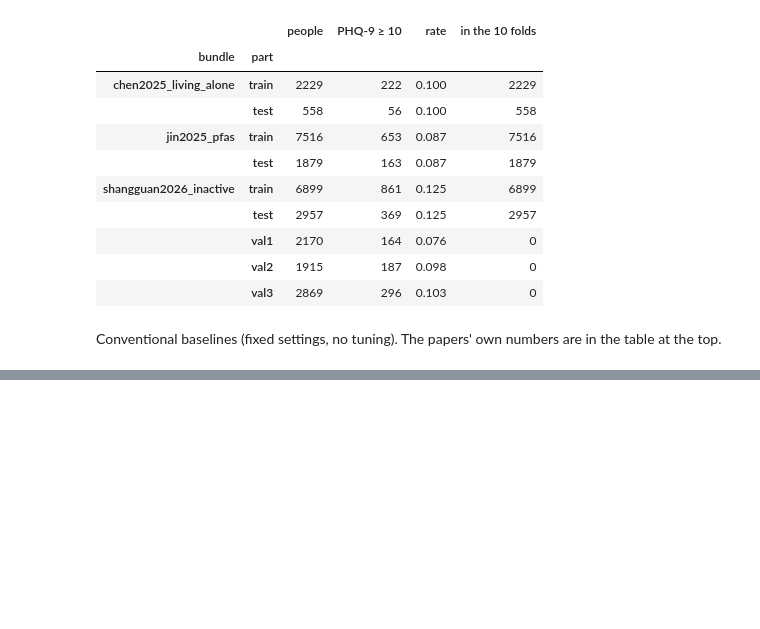
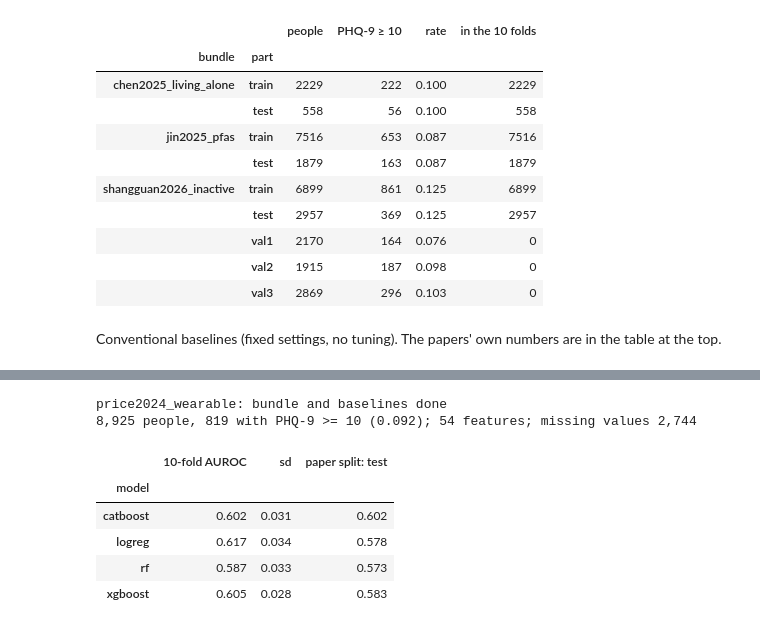
Before and after one commit to tony12344812cs14/NHANES-2005-2018, a Jupyter notebook: modeling/step16_export_bundles.ipynb, the cells around one changed output, grey strips where cells are left out. Cells and saved outputs as stored; diff of their text form; code cells hidden in the pictures; blank space fills up the shorter version.

```diff
--- a/modeling/step16_export_bundles.ipynb
+++ b/modeling/step16_export_bundles.ipynb
@@ -239,0 +250,50 @@ display(pd.DataFrame(base).set_index(["bundle", "features", "model"]).round(3).f
+# %%
+RUN_PRICE = False  # True: build the Price 2024 bundle and its baselines
+RUN_PRICE = RUN_PRICE or os.environ.get("NHANES_RUN_PRICE") == "1"
+if RUN_PRICE:
+    fd = Path(os.environ["PRICE2024_FEATURES"])
+    feats_df = pd.read_csv(fd / "features.csv")
+    info = pd.read_csv(fd / "cohort.csv")
+    assert (feats_df.SEQN.to_numpy() == info.SEQN.to_numpy()).all()
+    pr = pd.concat([info[["SEQN", "PHQ9", "MDD"]].rename(columns={"PHQ9": "phq9", "MDD": "depression"}),
+                    feats_df.drop(columns="SEQN")], axis=1)
+    pr["part"] = split_80_20(pr.depression)
+    price_feats = [c for c in feats_df if c != "SEQN"]
+    write_bundle("price2024_wearable", pr, price_feats, [], {"all": price_feats},
+                 {"paper": "Price et al. 2024, Psychiatry Res 332:115693 (wearable movement data)",
+                  "reported_auc": {"stacked ensemble": 0.61, "LR": 0.55}})
+    d = pd.read_csv(OUT / "price2024_wearable" / "data.csv.gz")
+    for model in BASELINES:
+        dest = OUT / "price2024_wearable" / "baselines" / "all" / model
+        dest.mkdir(parents=True, exist_ok=True)
+        for name, tr, te in tasks(d):
+            score = fit_predict(model, d.iloc[tr][price_feats], d.depression.iloc[tr], d.iloc[te][price_feats], [])
+            d.iloc[te][["SEQN", "part", "fold", "depression", "phq9"]].assign(score=score).to_csv(
+                dest / f"{name}.csv", index=False)
+    print("price2024_wearable: bundle and baselines done", flush=True)
+
+b = OUT / "price2024_wearable"
+if (b / "columns.json").exists():
+    d = pd.read_csv(b / "data.csv.gz")
+    cols = json.loads((b / "columns.json").read_text())
+    print(f"{len(d):,} people, {int(d.depression.sum())} with PHQ-9 >= 10 ({d.depression.mean():.3f}); "
+          f"{len(cols['continuous'])} features; missing values {int(d[cols['continuous']].isna().sum().sum()):,}")
+    rows = []
+    for path in sorted((b / "baselines" / "all").glob("*")):
+        cv = pd.concat([pd.read_csv(f) for f in path.glob("cv*.csv")])
+        f = cv.groupby("fold").apply(lambda g: roc_auc_score(g.depression, g.score))
+        t = pd.read_csv(path / "paper.csv")
+        rows.append({"model": path.name, "10-fold AUROC": f.mean(), "sd": f.std(),
+                     "paper split: test": roc_auc_score(t.depression, t.score)})
+    display(pd.DataFrame(rows).set_index("model").round(3))
+else:
+    print("the Price 2024 bundle has not been built yet")
+# %% [output]
+price2024_wearable: bundle and baselines done
+8,925 people, 819 with PHQ-9 >= 10 (0.092); 54 features; missing values 2,744
+|  | 10-fold AUROC | sd | paper split: test |
+| model |  |  |  |
+| catboost | 0.602 | 0.031 | 0.602 |
+| logreg | 0.617 | 0.034 | 0.578 |
+| rf | 0.587 | 0.033 | 0.573 |
+| xgboost | 0.605 | 0.028 | 0.583 |
```
Also changed, not shown: parts of 2 cells of this notebook, 3 other files.
